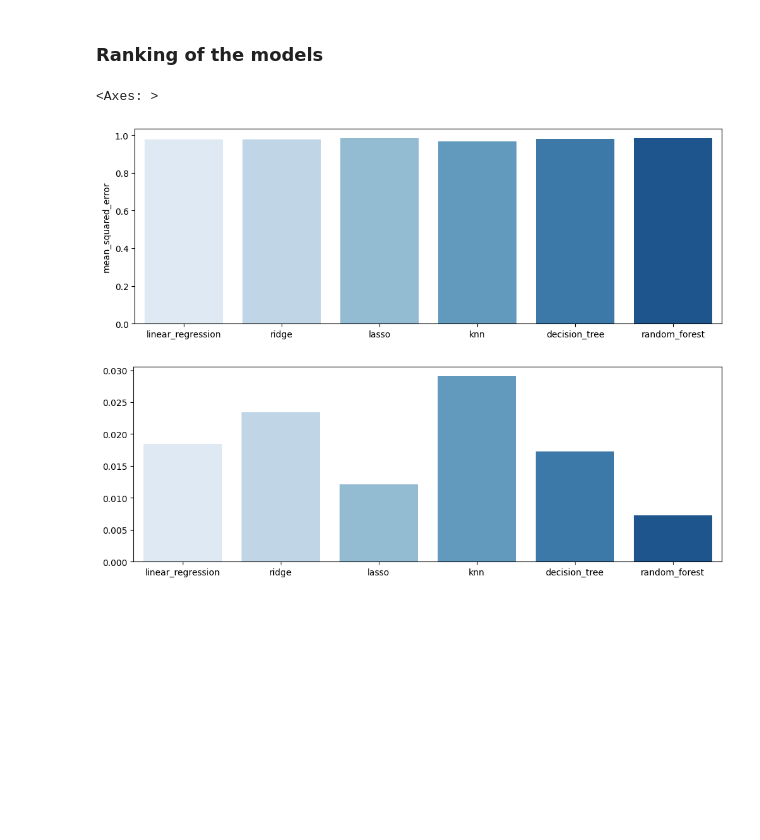
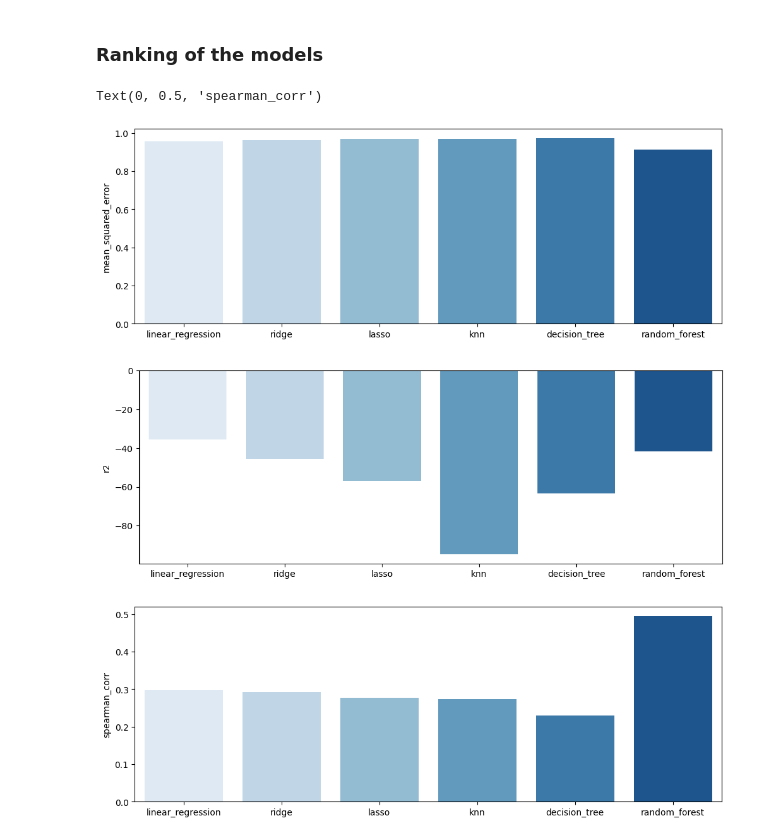
Before and after one commit to Blyzi/electricity-price-machine-learning, a Jupyter notebook: main.ipynb, the cells around one changed output. Cells and saved outputs as stored; diff of their text form; code cells hidden in the pictures; blank space fills up the shorter version.

```diff
--- a/main.ipynb
+++ b/main.ipynb
@@ -357,7 +340,7 @@ Best parameters: {'fit_intercept': False}
 # %%
 # RIDGE Regression
 hyperparameters = {
-    'alpha': np.logspace(-3, 4),
+    'alpha': np.logspace(-4, 2),
 }
 
 models["ridge"] = fit_and_vary_hyperparameters(Ridge(), hyperparameters, X, y)
@@ -373,5 +369,5 @@ hyperparameters = {
     'alpha': np.logspace(-5, -1),
 }
 
-models["lasso"] = fit_and_vary_hyperparameters(Lasso(), hyperparameters, X, y)
+models["lasso"] = fit_and_vary_hyperparameters(Lasso(max_iter=5000), hyperparameters, X, y)
 # %% [output]
@@ -401,7 +423,7 @@ Best parameters: {'n_neighbors': 65}
 # Decision Tree Regression with different depth
 
 hyperparameters = {
-    'max_depth': range(1, 100, 20),
+    'max_depth': range(1, 50, 1),
 }
 
 models["decision_tree"] = fit_and_vary_hyperparameters(DecisionTreeRegressor(), hyperparameters, X, y)
@@ -417,9 +452,8 @@ Best parameters: {'max_depth': 1}
 # Random Forest Regression
 
 hyperparameters = {
-    'n_estimators': range(10, 100, 10),
-    'max_depth': [1, 2],
-    'min_samples_split': range(2, 10, 2),
+    'n_estimators': range(10, 200, 25),
+    'min_samples_split': range(10, 200, 20),
 }
 
 models["random_forest"] = fit_and_vary_hyperparameters(RandomForestRegressor(), hyperparameters, X, y)
@@ -445,15 +491,32 @@ Best parameters: {'max_depth': 2, 'min_samples_split': 2, 'n_estimators': 50}
 # %% [markdown]
 ### Ranking of the models
 # %%
-# Plot each model r2 and mean error in a bar plot with sns
+# Plot each model r2, mean error and spearman corr in a bar plot with sns for df_original
+
+X = df_original.copy().drop(['TARGET'], axis=1)
+y = df_original['TARGET']
+
+spearman_corr = {}
+mean_squared_error = {}
+r2 = {}
+for model in models:
+    spearman_corr[model] = stats.spearmanr(models[model].predict(X), y)[0]
+    mean_squared_error[model] = metrics.mean_squared_error(models[model].predict(X), y)
+    r2[model] = metrics.r2_score(models[model].predict(X), y)
 
 plt.figure(figsize=(12, 4))
-sns.barplot(x=list(models.keys()), y=[-models[model].best_score_ for model in models], palette='Blues')
+sns.barplot(x=list(models.keys()), y=[mean_squared_error[model] for model in models], palette='Blues')
 plt.ylabel('mean_squared_error')
 
 plt.figure(figsize=(12, 4))
-sns.barplot(x=list(models.keys()), y=[models[model].cv_results_['mean_test_r2'][models[model].best_index_] for model in models], palette='Blues')
+sns.barplot(x=list(models.keys()), y=[r2[model] for model in models], palette='Blues')
+plt.ylabel('r2')
+
+plt.figure(figsize=(12, 4))
+sns.barplot(x=list(models.keys()), y=[spearman_corr[model] for model in models], palette='Blues')
+plt.ylabel('spearman_corr')
 # %% [output]
-<Axes: >
+Text(0, 0.5, 'spearman_corr')
-[figure, old version]
+[figure, new version]
-[figure, old version]
+[figure, new version]
+[figure, added]
```
Also changed, not shown: parts of 19 cells of this notebook.
